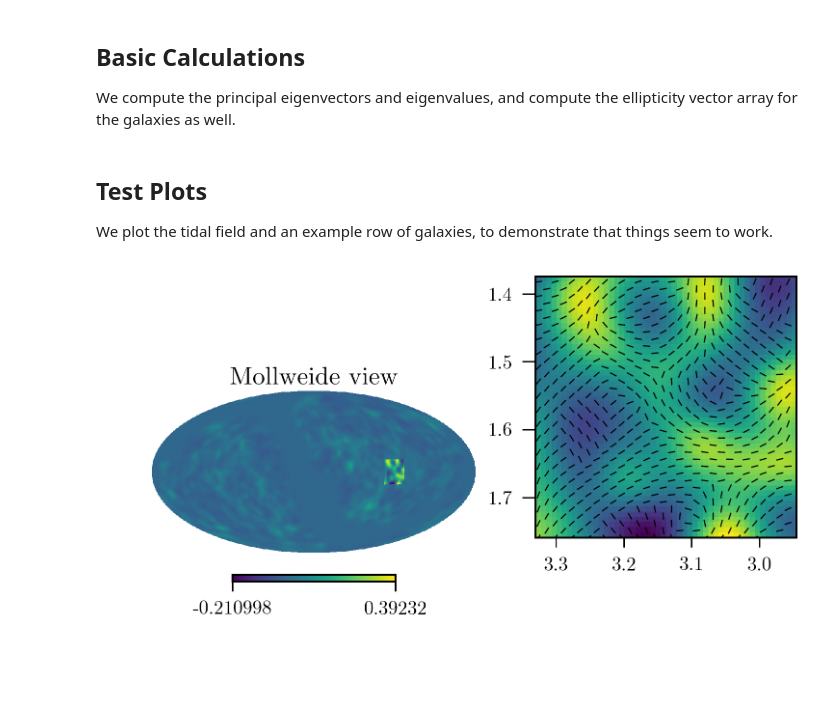
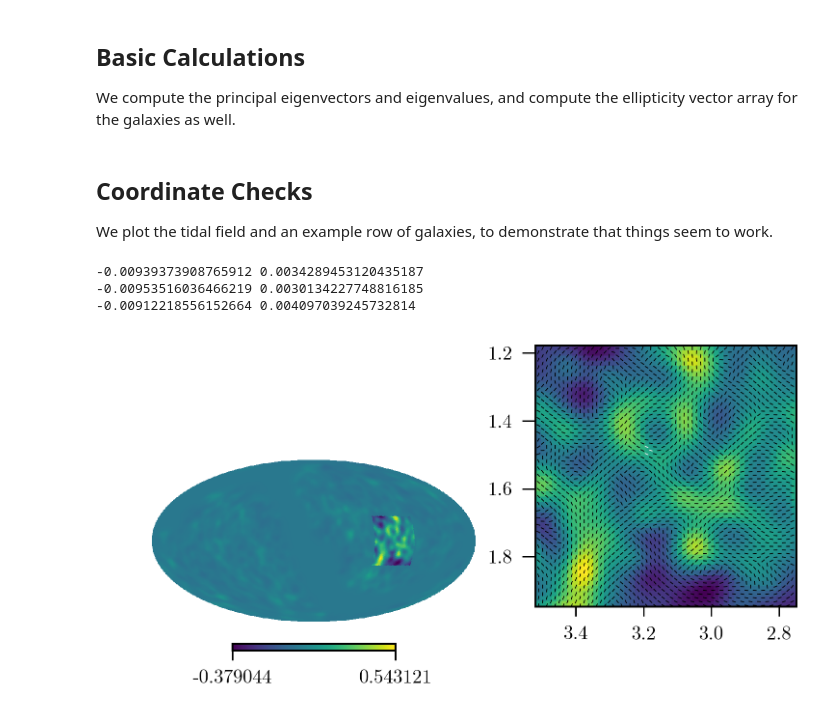
Before and after one commit to damonge/TidAl, a Jupyter notebook: notebooks/02. Statistics.ipynb, the cells around one changed output. Cells and saved outputs as stored; diff of their text form; code cells hidden in the pictures; blank space fills up the shorter version.

```diff
--- a/notebooks/02. Statistics.ipynb
+++ b/notebooks/02. Statistics.ipynb
@@ -41,20 +96,34 @@ gal_healpix_pixel = hp.ang2pix( nside=nside,
 # %% [markdown]
-## Test Plots
+## Coordinate Checks
 
 We plot the tidal field and an example row of galaxies, to demonstrate that things seem to work.
 # %%
-fig, (ax1, ax2) = plt.subplots(ncols=2, figsize=(12,8), gridspec_kw={'width_ratios':[1,0.8]})
+fig, (ax1, ax2) = plt.subplots(ncols=2, figsize=(12,8),
+                               gridspec_kw={'width_ratios':[1,0.8]})
 plt.sca(ax1)
 
-bounding_box = (np.pi - np.pi/16, np.pi + np.pi/16, np.pi/2-np.pi/16, np.pi/2+np.pi/16)
+cp = np.pi
+bounding_box = (cp - np.pi/8, cp + np.pi/8,
+                np.pi/2-np.pi/8, np.pi/2+np.pi/8)
 smoothed_cutout, ph_grid, th_grid = tide_utils.get_cutout_from_hp(
-    tidal['den'], bbox=bounding_box, debug=True, hold=True, rot=(-90,0,0))
-# NOTE: we rotate the mollweide by -90 in phi for visual aid, since it would be on the edge
+    tidal['den'], bbox=bounding_box,
+    debug=True, hold=True, rot=(-90,0,0), title="")
+# NOTE: we rotate the mollweide by -90 in phi for visual aid,
+# since it would be on the edge otherwise.
 
 plt.sca(ax2)
 plt.imshow(smoothed_cutout.T,
-          extent=( np.min(ph_grid), np.max(ph_grid), np.max(th_grid), np.min(th_grid)) )
-tide_utils.plot_vectorfield(ax2, bounding_box, nside, peigvec)
-plt.xlim( np.max(ph_grid), np.min(ph_grid) ); plt.ylim( np.max(th_grid), np.min(th_grid) );
+          extent=( np.min(ph_grid), np.max(ph_grid),
+                  np.max(th_grid), np.min(th_grid)) )
+tide_utils.plot_vectorfield(ax2, bounding_box, nside, shortevec)
+tide_utils.plot_vectorfield(ax2,
+                            (3.17, 3.2, 1.47, 1.5),
+                            nside, shortevec, color="white", debug=True)
+
+plt.xlim( np.max(ph_grid), np.min(ph_grid) )
+plt.ylim( np.max(th_grid), np.min(th_grid) );
 # %% [output]
+-0.00939373908765912 0.0034289453120435187
+-0.00953516036466219 0.0030134227748816185
+-0.00912218556152664 0.004097039245732814
-[figure, old version]
+[figure, new version]
```
Also changed, not shown: parts of 24 cells of this notebook, 5 other files.
